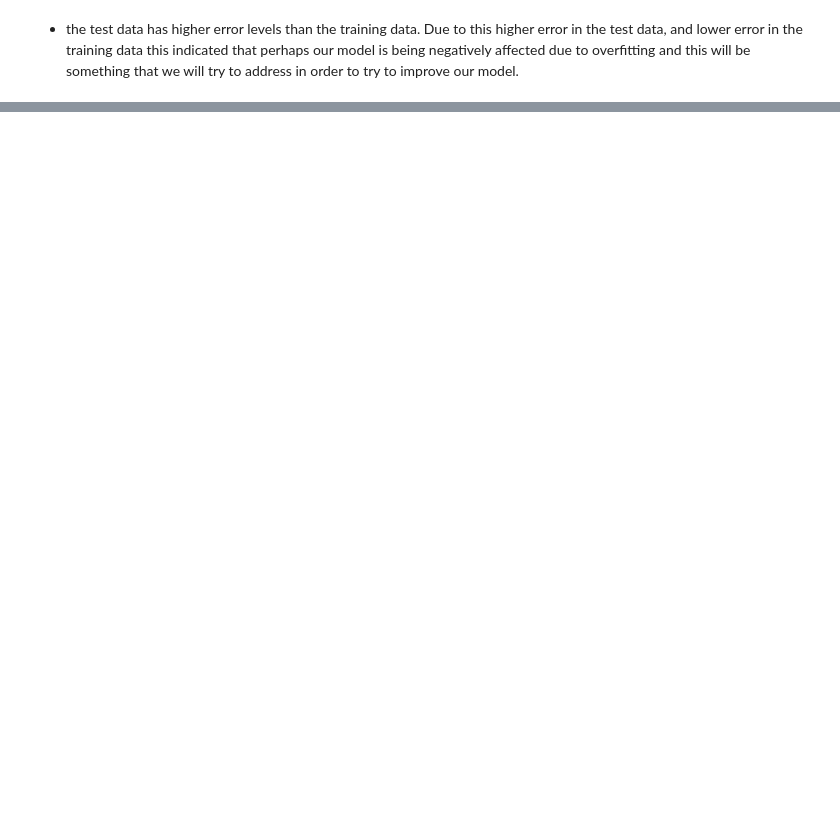
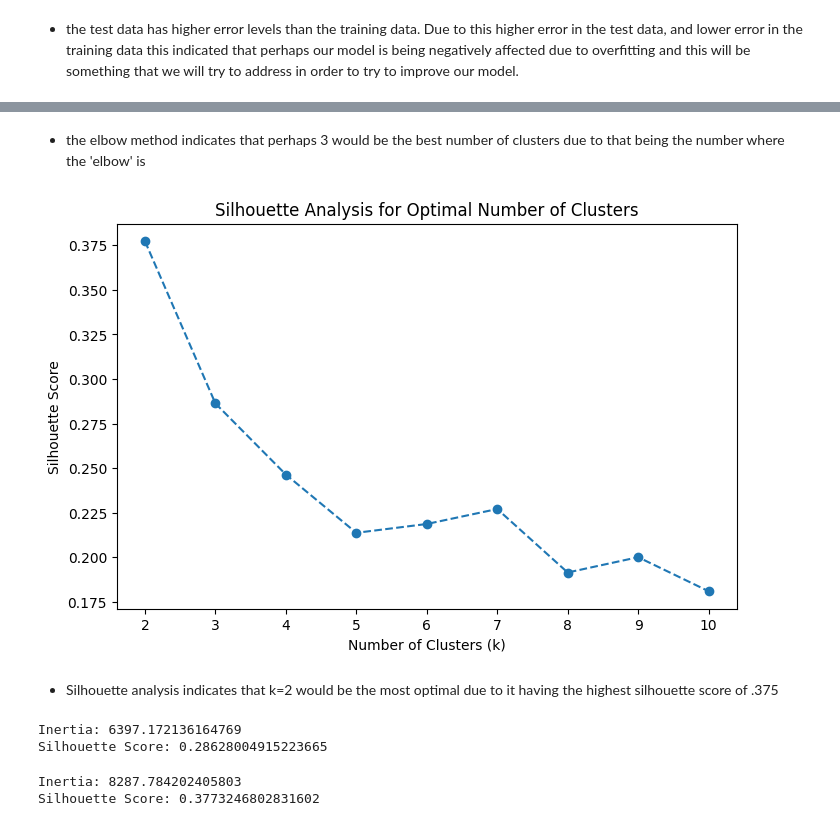
Before and after one commit to joepo95/DTSC-Project-Group-3, a Jupyter notebook: Group Project/sprint5.ipynb, the cells around one changed output, grey strips where cells are left out. Drawn from its saved outputs; the diff is of its cells as text; code cells hidden in the pictures; blank space fills up the shorter version.

```diff
--- a/Group Project/sprint5.ipynb
+++ b/Group Project/sprint5.ipynb
@@ -1019,0 +1363,70 @@ Training RMSE: 101.3116190713241, Test RMSE: 163.48009595779453
+# %% [markdown]
+- the elbow method indicates that perhaps 3 would be the best number of clusters due to that being the number where the 'elbow' is
+# %%
+from sklearn.metrics import silhouette_score
+
+# Step 1: Compute silhouette scores for different values of n_clusters
+silhouette_scores = []
+
+for k in cluster_range[1:]:  # Silhouette score is undefined for k=1
+    kmeans = KMeans(n_clusters=k, random_state=42)
+    kmeans.fit(X_scaled)
+    clusters = kmeans.labels_
+    score = silhouette_score(X_scaled, clusters)
+    silhouette_scores.append(score)
+
+# Step 2: Plot silhouette scores
+plt.figure(figsize=(8, 5))
+plt.plot(cluster_range[1:], silhouette_scores, marker='o', linestyle='--')
+plt.title('Silhouette Analysis for Optimal Number of Clusters')
+plt.xlabel('Number of Clusters (k)')
+plt.ylabel('Silhouette Score')
+plt.xticks(cluster_range[1:])
+plt.show()
+# %% [output]
+[figure, added]
+# %% [markdown]
+- Silhouette analysis indicates that k=2 would be the most optimal due to it having the highest silhouette score of .375
+# %%
+from sklearn.cluster import KMeans
+from sklearn.preprocessing import StandardScaler
+from sklearn.metrics import silhouette_score
+
+
+# Scale the features
+scaler = StandardScaler()
+X_scaled = scaler.fit_transform(X)
+
+# Fit the K-Means model
+kmeans = KMeans(n_clusters=3, random_state=42)  # K = 3
+kmeans.fit(X_scaled)
+
+# Evaluate the clustering
+clusters = kmeans.labels_
+inertia = kmeans.inertia_  # Sum of squared distances of samples to their closest cluster center
+sil_score = silhouette_score(X_scaled, clusters)
+
+print(f"Inertia: {inertia}")
+print(f"Silhouette Score: {sil_score}")
+# %% [output]
+Inertia: 6397.172136164769
+Silhouette Score: 0.28628004915223665
+# %%
+# Scale the features
+scaler = StandardScaler()
+X_scaled = scaler.fit_transform(X)
+
+# Fit the K-Means model
+kmeans = KMeans(n_clusters=2, random_state=42)  # k = 2
+kmeans.fit(X_scaled)
+
+# Evaluate the clustering
+clusters = kmeans.labels_
+inertia = kmeans.inertia_  # Sum of squared distances of samples to their closest cluster center
+sil_score = silhouette_score(X_scaled, clusters)
+
+print(f"Inertia: {inertia}")
+print(f"Silhouette Score: {sil_score}")
+# %% [output]
+Inertia: 8287.784202405803
+Silhouette Score: 0.3773246802831602
```
Also changed, not shown: parts of 34 cells of this notebook, 1 other file.
